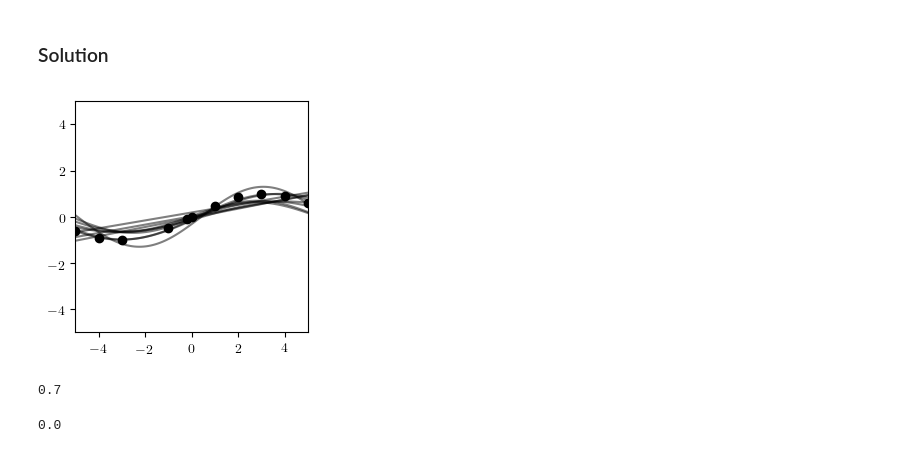
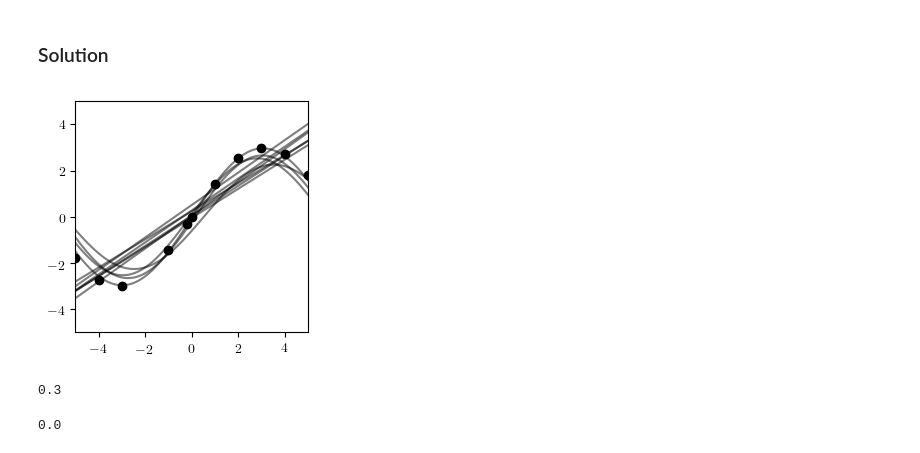
Before and after one commit to probcomp/gen-quickstart, a Jupyter notebook: tutorial-importance-sampling/tutorial-intro-modeling-language.ipynb, the cells around one changed output. Saved outputs shown, nothing was run; the diff lists cells and outputs as text; code cells hidden in the pictures.

```diff
--- a/tutorial-importance-sampling/tutorial-intro-modeling-language.ipynb
+++ b/tutorial-importance-sampling/tutorial-intro-modeling-language.ipynb
@@ -688,13 +690,13 @@ Hint: To estimate the posterior probability that the data was generated by the s
 # %% [markdown]
 ### Solution
 # %%
-ys_ambig = sin.(0.5 * xs);
+ys_ambig = 3 * sin.(0.5 * xs);
 # %%
 figure(figsize=(3,3))
 traces = [do_inference(combined_model, xs, ys_ambig, 10000) for _=1:10];
-overlay(render_either, traces)
+overlay(render_combined, traces)
 # %% [output]
-[figure, old version]
+[figure, new version]
 # %%
 function estimate_prob_sine(xs, ys)
     m = 20
@@ -705,7 +707,7 @@ end;
 # %%
 println(estimate_prob_sine(xs, ys_ambig))
 # %% [output]
-0.7
+0.3
 # %%
 println(estimate_prob_sine(xs, ys))
 # %% [output]
```
Also changed, not shown: parts of 72 cells of this notebook.
